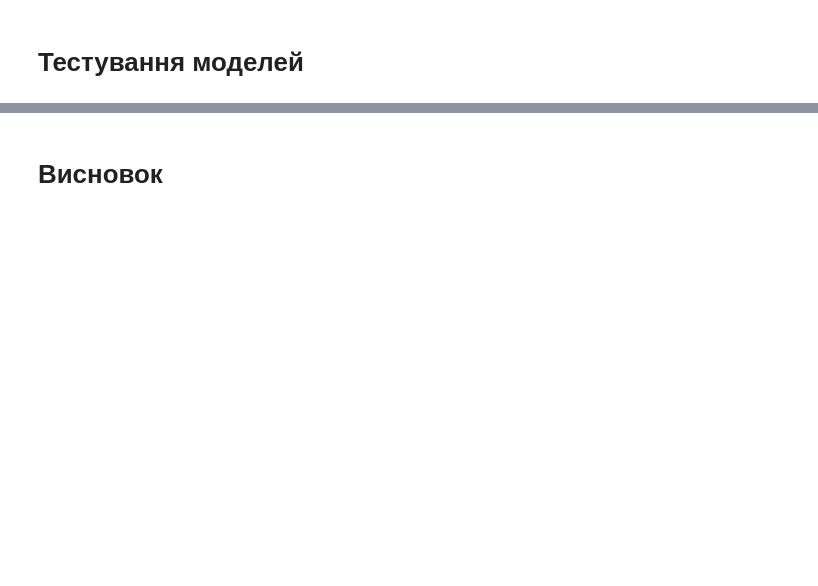
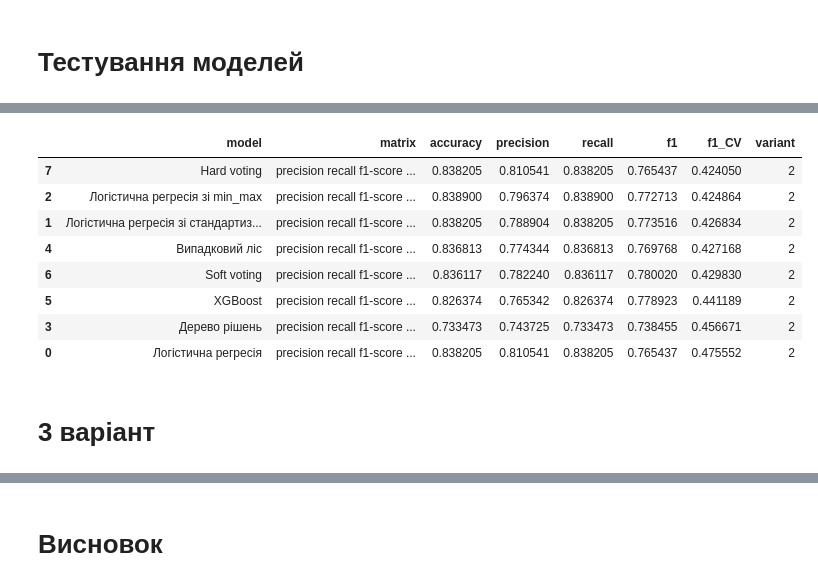
Before and after one commit to parmessan/DS-17, a Jupyter notebook: Lab_7/Lab work 7.ipynb, the cells around one changed output, grey strips where cells are left out. Saved outputs shown, nothing was run; the diff lists cells and outputs as text; code cells hidden in the pictures; blank space fills up the shorter version.

```diff
--- a/Lab_7/Lab work 7.ipynb
+++ b/Lab_7/Lab work 7.ipynb
@@ -529,0 +566,12 @@ df_result.sort_values(by=['f1_CV', 'f1'])
+# %%
+df_result_2.sort_values(by=['f1_CV', 'f1'])
+# %% [output]
+|  | model | matrix | accuracy | precision | recall | f1 | f1_CV | variant |
+| 7 | Hard voting | precision recall f1-score ... | 0.838205 | 0.810541 | 0.838205 | 0.765437 | 0.424050 | 2 |
+| 2 | Логістична регресія зі min_max | precision recall f1-score ... | 0.838900 | 0.796374 | 0.838900 | 0.772713 | 0.424864 | 2 |
+| 1 | Логістична регресія зі стандартиз... | precision recall f1-score ... | 0.838205 | 0.788904 | 0.838205 | 0.773516 | 0.426834 | 2 |
+| 4 | Випадковий ліс | precision recall f1-score ... | 0.836813 | 0.774344 | 0.836813 | 0.769768 | 0.427168 | 2 |
+| 6 | Soft voting | precision recall f1-score ... | 0.836117 | 0.782240 | 0.836117 | 0.780020 | 0.429830 | 2 |
+| 5 | XGBoost | precision recall f1-score ... | 0.826374 | 0.765342 | 0.826374 | 0.778923 | 0.441189 | 2 |
+| 3 | Дерево рішень | precision recall f1-score ... | 0.733473 | 0.743725 | 0.733473 | 0.738455 | 0.456671 | 2 |
+| 0 | Логістична регресія | precision recall f1-score ... | 0.838205 | 0.810541 | 0.838205 | 0.765437 | 0.475552 | 2 |
@@ -529,0 +580,2 @@ df_result.sort_values(by=['f1_CV', 'f1'])
+# %% [markdown]
+# 3 варіант
```
Also changed, not shown: parts of 31 cells of this notebook.
